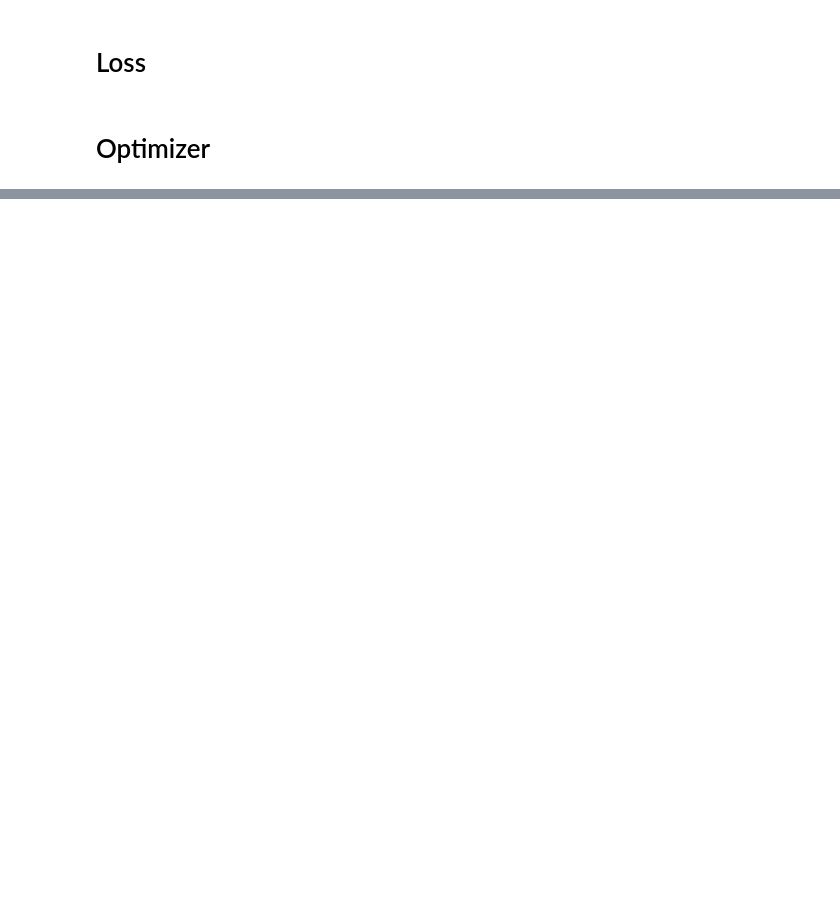
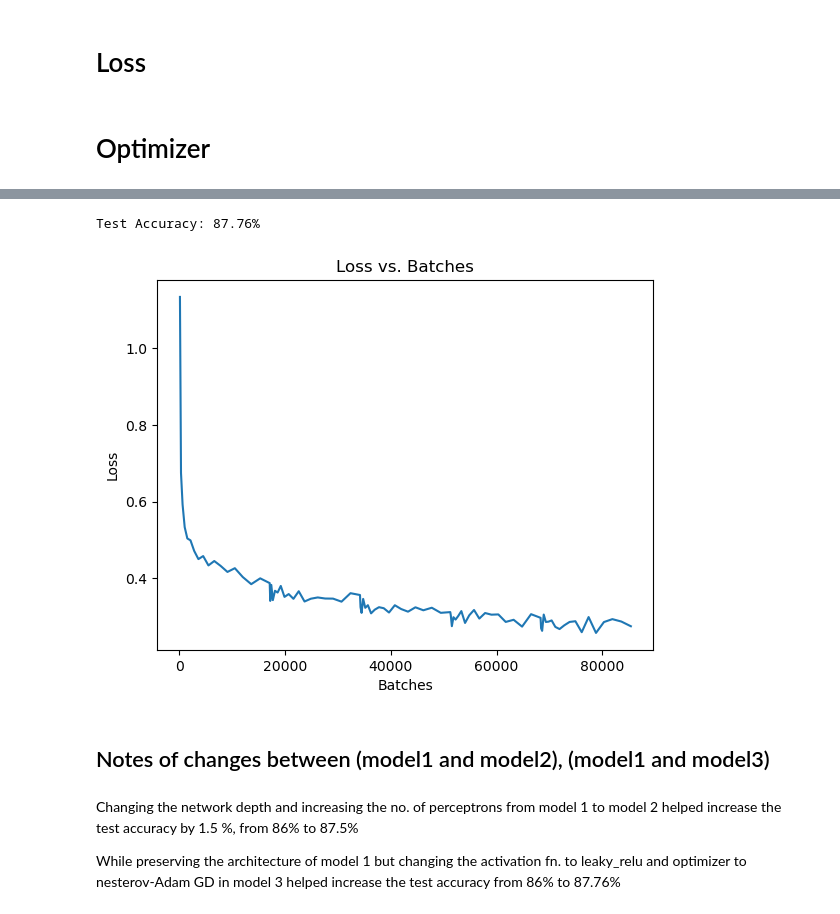
Before and after one commit to HossamAbdelrazek/Machine-Learning-Study-Hub, a Jupyter notebook: Deep-Learning/Multi-layer-Perceptron-lab-Hossam/Fashion-MNIST-Dataset-Hossam.ipynb, the cells around one changed output, grey strips where cells are left out. Saved outputs shown, nothing was run; the diff lists cells and outputs as text; code cells hidden in the pictures; blank space fills up the shorter version.

```diff
--- a/Deep-Learning/Multi-layer-Perceptron-lab-Hossam/Fashion-MNIST-Dataset-Hossam.ipynb
+++ b/Deep-Learning/Multi-layer-Perceptron-lab-Hossam/Fashion-MNIST-Dataset-Hossam.ipynb
@@ -148,0 +251,22 @@ with torch.no_grad():
+# %%
+class MLP3(torch.nn.Module):
+    def __init__(self, input_shape, hidden_dim, output_shape):
+        super(MLP3,self).__init__()
+        self.fc1 = nn.Linear(input_shape, hidden_dim)
+        self.fc2 = nn.Linear(hidden_dim, hidden_dim)
+        self.fc3 = nn.Linear(hidden_dim, hidden_dim)
+        self.output = nn.Linear(hidden_dim, output_shape)
+
+    def forward(self, x):
+        x = self.fc1(x)
+        x = F.leaky_relu(x)
+        x = self.fc2(x)
+        x = F.leaky_relu(x)
+        x = self.fc3(x)
+        x = F.leaky_relu(x)
+        x = self.output(x)
+        return x
+# %%
+input_size = 28*28  # Flattened image
+hidden_dim = 128
+output_size = 10
@@ -148,0 +283,5 @@ with torch.no_grad():
+# %%
+model = model3
+optimizer = optim.NAdam(model.parameters(), lr=0.001)
+
+model3, losses, batches  = train_model(model, optimizer, training_loader, loss_fn, no_epochs=5)
@@ -148,0 +306,14 @@ with torch.no_grad():
+# %%
+evaluate_model(model3, validation_loader)
+# %% [output]
+Test Accuracy: 87.76%
+# %%
+plot_loss(losses, batches)
+# %% [output]
+[figure, added]
+# %% [markdown]
+## Notes of changes between (model1 and model2), (model1 and model3)
+# %% [markdown]
+Changing the network depth and increasing the no. of perceptrons from model 1 to model 2 helped increase the test accuracy by 1.5 %, from 86% to 87.5%
+
+While preserving the architecture of model 1 but changing the activation fn. to leaky_relu and optimizer to nesterov-Adam GD in model 3 helped increase the test accuracy from 86% to 87.76%
```
Also changed, not shown: parts of 32 cells of this notebook, 1 other file.
